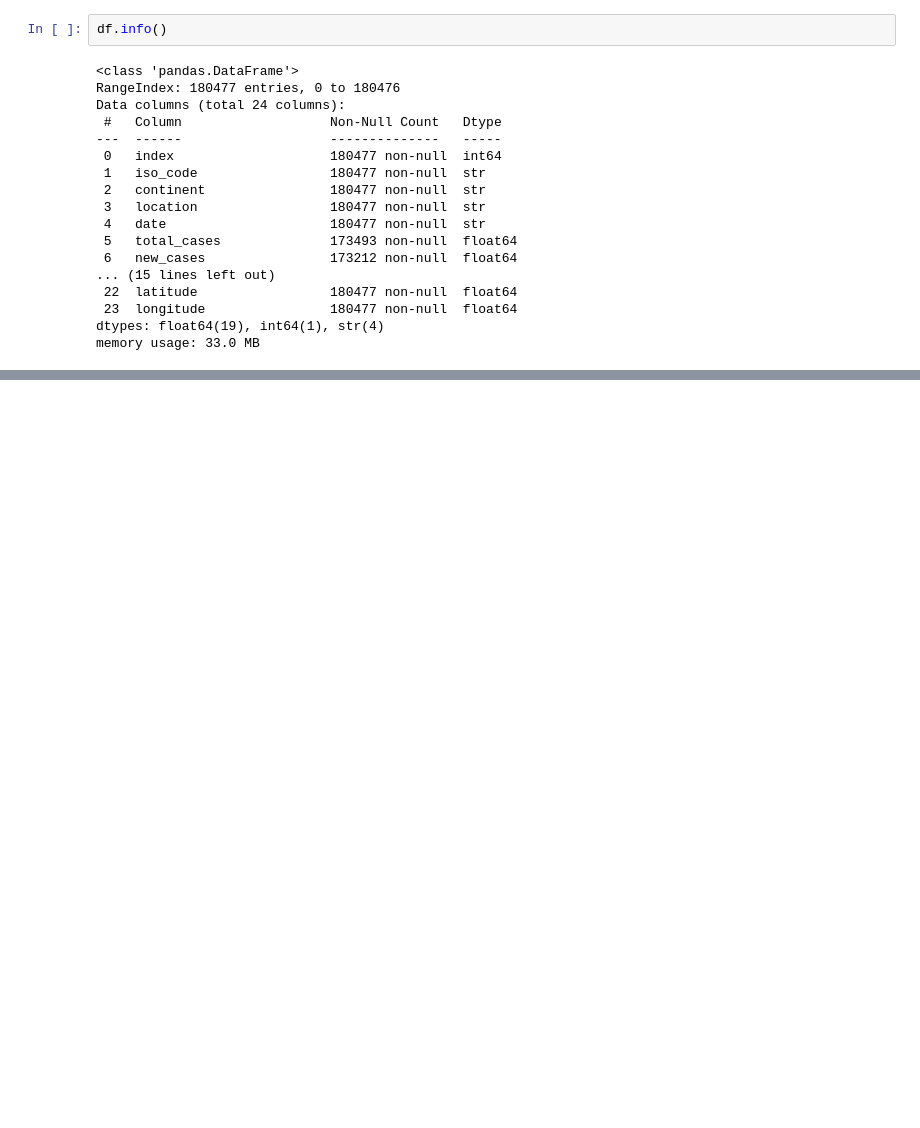
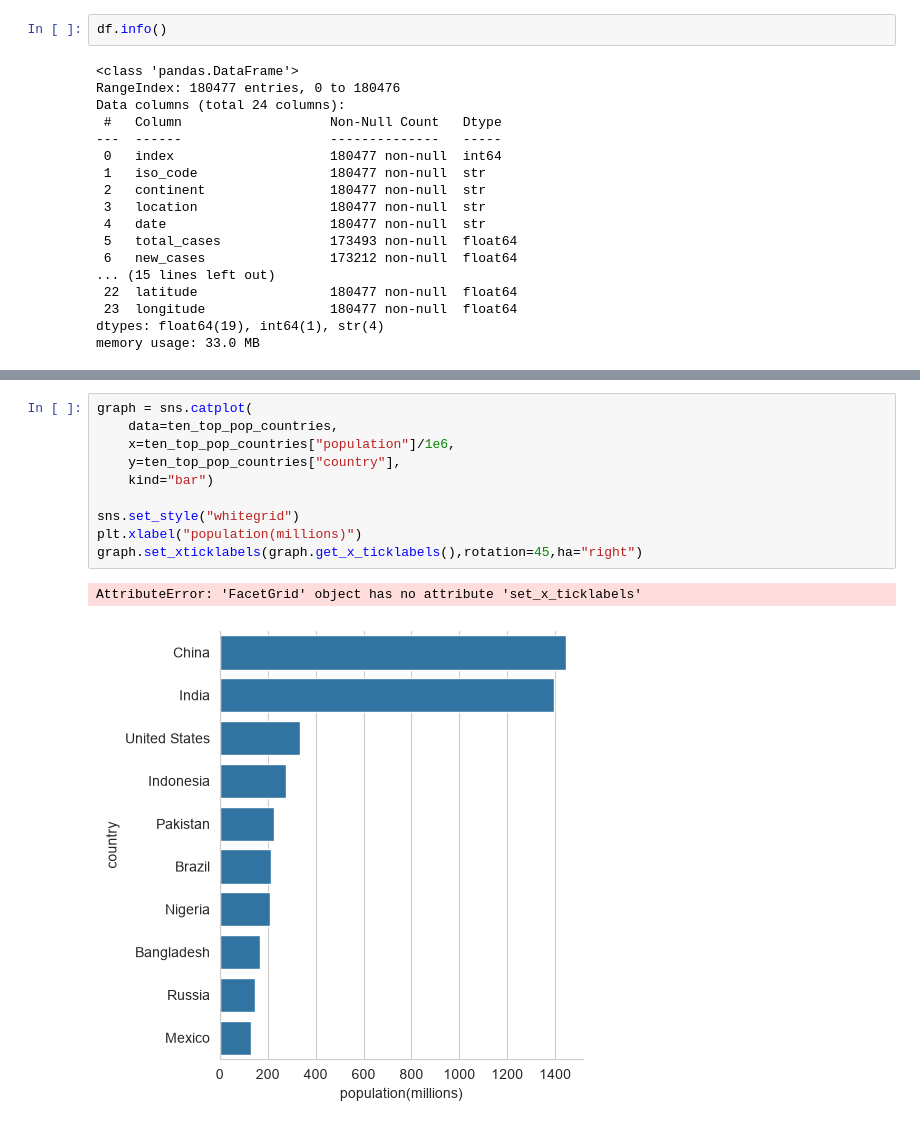
Before and after one commit to alesziegler/clab-project-covid-data, a Jupyter notebook: covid_19_tracker.ipynb, the cells around one changed output, grey strips where cells are left out. Drawn from its saved outputs; the diff is of its cells as text; blank space fills up the shorter version.

Commit message:
first seaborn graph done per instructions

```diff
--- a/covid_19_tracker.ipynb
+++ b/covid_19_tracker.ipynb
@@ -63,3 +66,16 @@ df_countries.head(10)
 | 12663 | BGD | Bangladesh | 1.663035e+08 |
 | 133450 | RUS | Russia | 1.459120e+08 |
 | 103850 | MEX | Mexico | 1.302622e+08 |
+# %%
+graph = sns.catplot(
+    data=ten_top_pop_countries,
+    x=ten_top_pop_countries["population"]/1e6,
+    y=ten_top_pop_countries["country"],
+    kind="bar")
+
+sns.set_style("whitegrid")
+plt.xlabel("population(millions)")
+graph.set_xticklabels(graph.get_x_ticklabels(),rotation=45,ha="right")
+# %% [output]
+AttributeError: 'FacetGrid' object has no attribute 'set_x_ticklabels'
+[figure, added]
```
Also changed, not shown: parts of 1 cell of this notebook.
